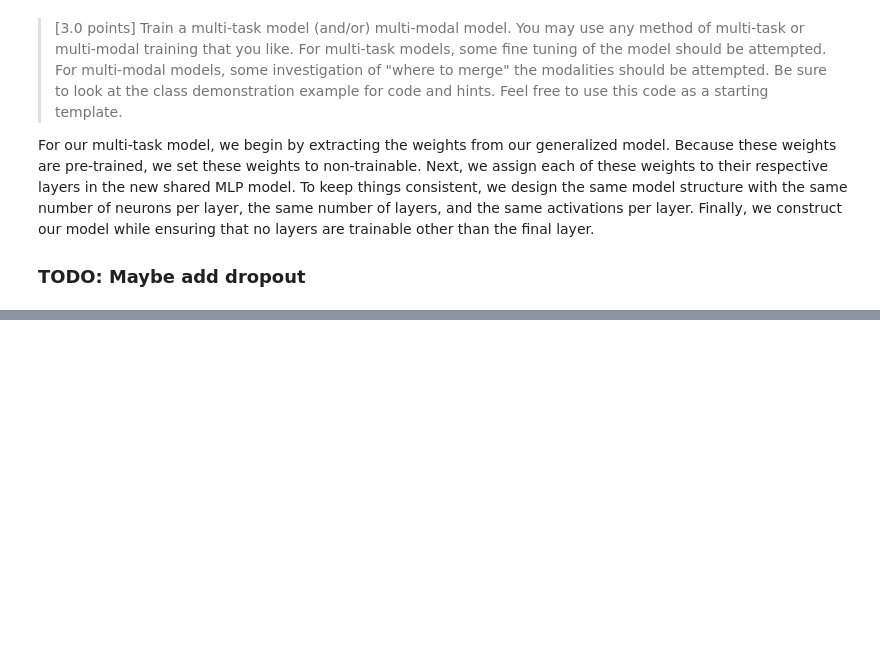
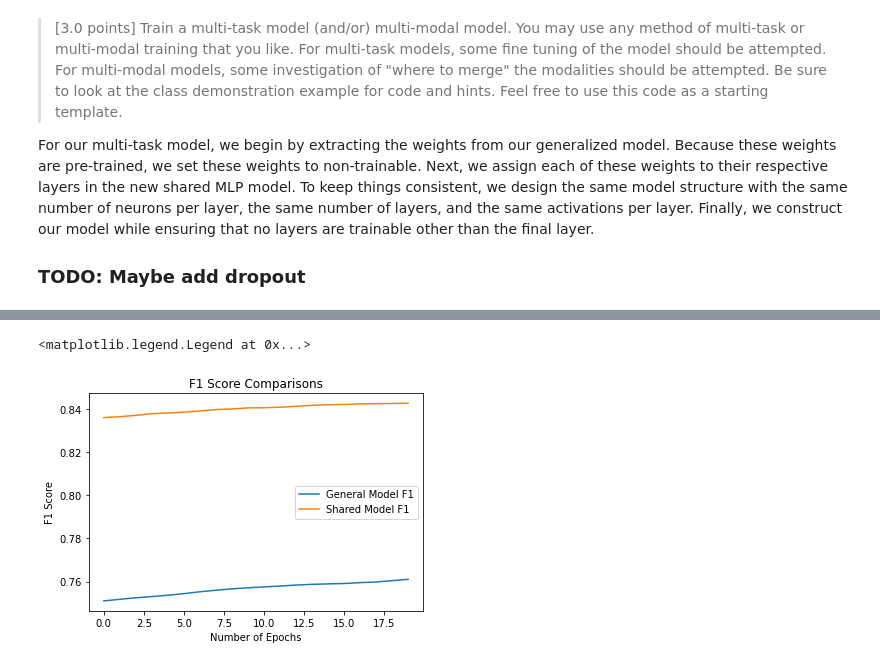
Before and after one commit to wisniemj/CS8321, a Jupyter notebook: lab2/lab2.ipynb, the cells around one changed output, grey strips where cells are left out. Cells and saved outputs as stored; diff of their text form; code cells hidden in the pictures; blank space fills up the shorter version.

```diff
--- a/lab2/lab2.ipynb
+++ b/lab2/lab2.ipynb
@@ -99,6 +83,12 @@ def roc_calc(model, X_test, y_test):
     false_positive, true_positive, _ = mt.roc_curve(y_test.flatten(), yhat.flatten())
     roc = mt.auc(false_positive, true_positive)
     return false_positive, true_positive, roc
+# %%
+def precision_calc(true_positives, false_positives):
+    return true_positives / (true_positives + false_positives)
+# %%
+def recall_calc(true_positives, false_negatives):
+    return true_positives / (true_positives + false_negatives)
 # %%
 def f1_score_calc(precision, recall):
     return 2 * np.multiply(precision, recall)/np.add(precision, recall)
@@ -640,23 +625,0 @@ print(len(X_train))
-# %%
-# CLASSROOM CODE
-def step(key_order, opt, X_train, y_train, models_mtl):
-    # accumulate all the operations for the dataset
-    preds = {}
-    loss = {}
-    tapes = {}
-
-    for x in key_order:
-        with tf.GradientTape() as tape:
-            print(x[0])
-            tapes[x[0]] = tape
-            # make a prediction and calculate loss for each task
-            print(models_mtl[x[0]])
-            preds[x[0]] = models_mtl[x[0]](X_train[x[0]])
-            print(models_mtl[x[0]])
-            print(X_train[x[0]])
-            loss[x[0]] = mean_squared_error(y_train[x[0]], preds[x[0]])
-
-    # now batch update all the models with the gradients
-    for x in key_order:
-        grads = tapes[x[0]].gradient(loss[x[0]], models_mtl[x[0]].trainable_variables)
-        opt[x[0]].apply_gradients(zip(grads, models_mtl[x[0]].trainable_variables))
@@ -721,0 +697,11 @@ Make sure all arrays contain the same number of samples.
+# %%
+# plot out all model F1 scores
+plt.title('F1 Score Comparisons')
+plt.plot(model_f1)
+plt.plot(total_cfm_f1_by_epoch)
+plt.ylabel('F1 Score')
+plt.xlabel('Number of Epochs')
+plt.legend(["General Model F1", "Shared Model F1"])
+# %% [output]
+<matplotlib.legend.Legend at 0x...>
+[figure, added]
```
Also changed, not shown: parts of 17 cells of this notebook.
